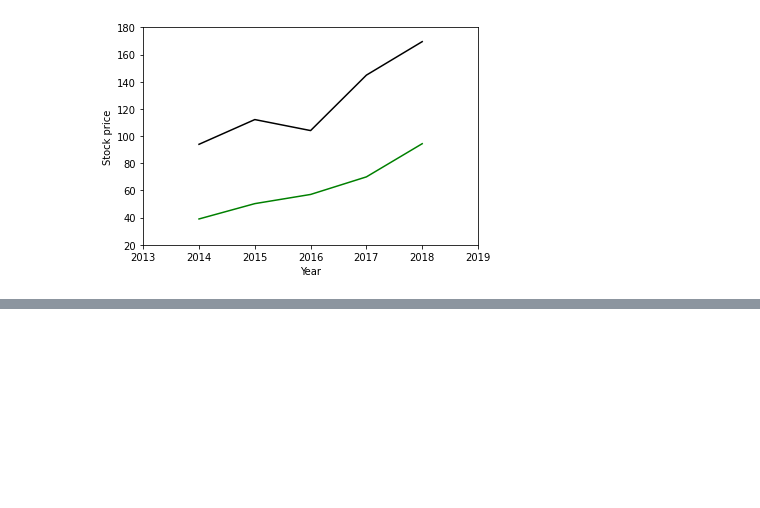
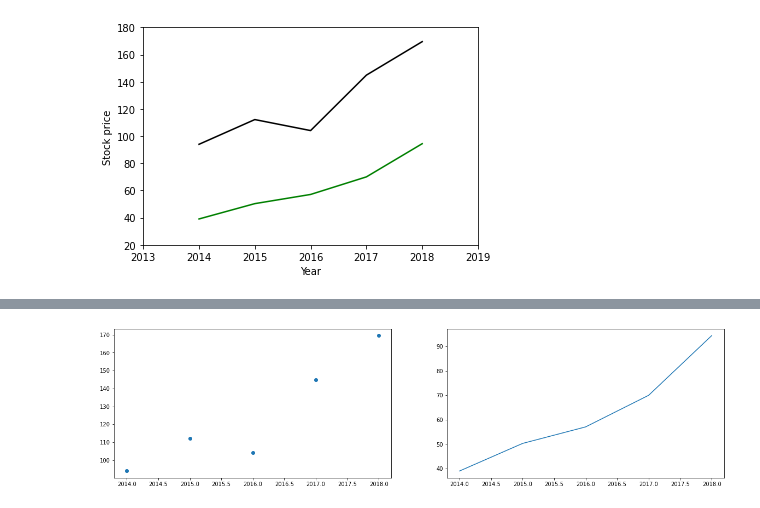
Before and after one commit to arshadm12/MLBasics, a Jupyter notebook: matplot_pyplot.ipynb, the cells around one changed output, grey strips where cells are left out. Cells and saved outputs as stored; diff of their text form; code cells hidden in the pictures; blank space fills up the shorter version.

```diff
--- a/matplot_pyplot.ipynb
+++ b/matplot_pyplot.ipynb
@@ -27,0 +48,8 @@ plt.show()
+# %%
+# To create subplots faster
+fig_2, axes = plt.subplots(1, 2, figsize=(20, 5))
+axes[0].scatter(year, apl_price)
+axes[1].plot(year, ms_price)
+plt.show()
+# %% [output]
+[figure, added]
```
Also changed, not shown: parts of 4 cells of this notebook.
